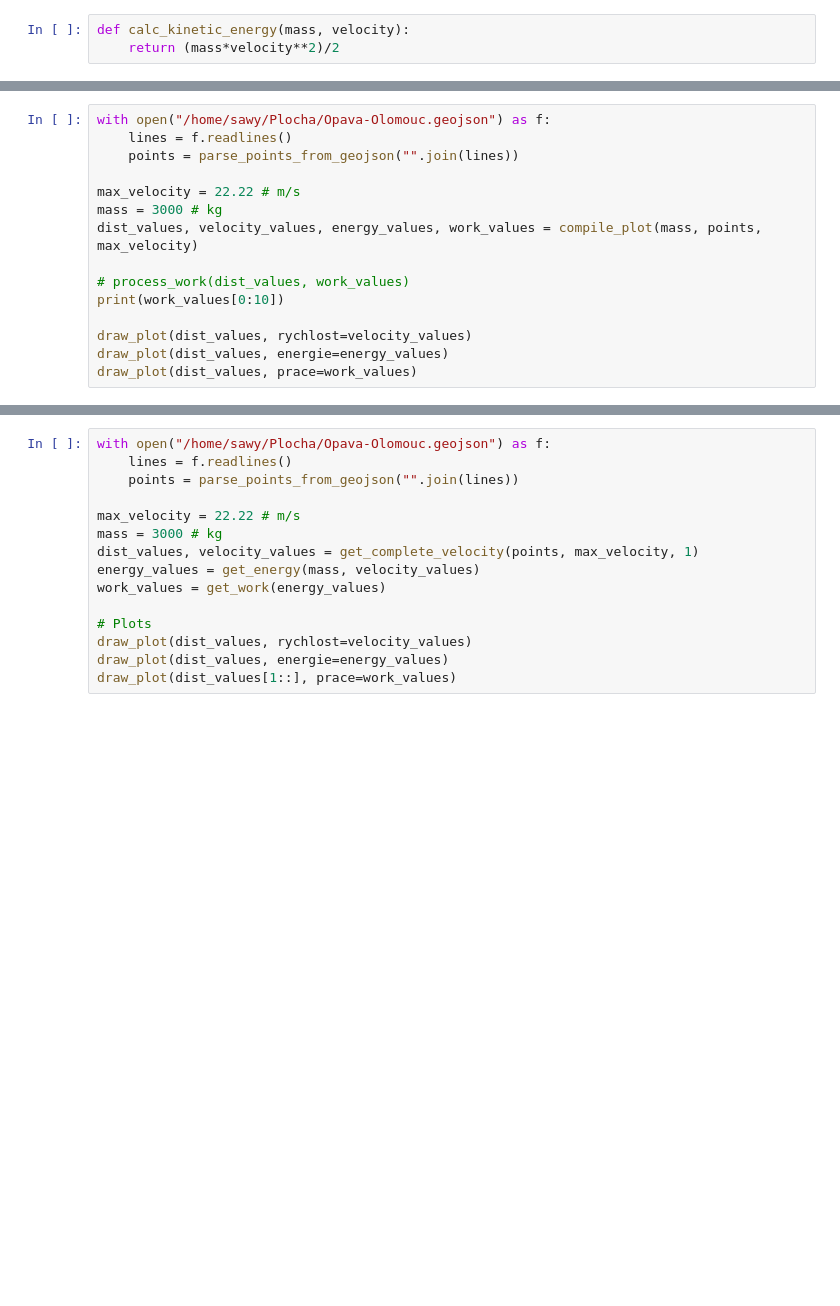
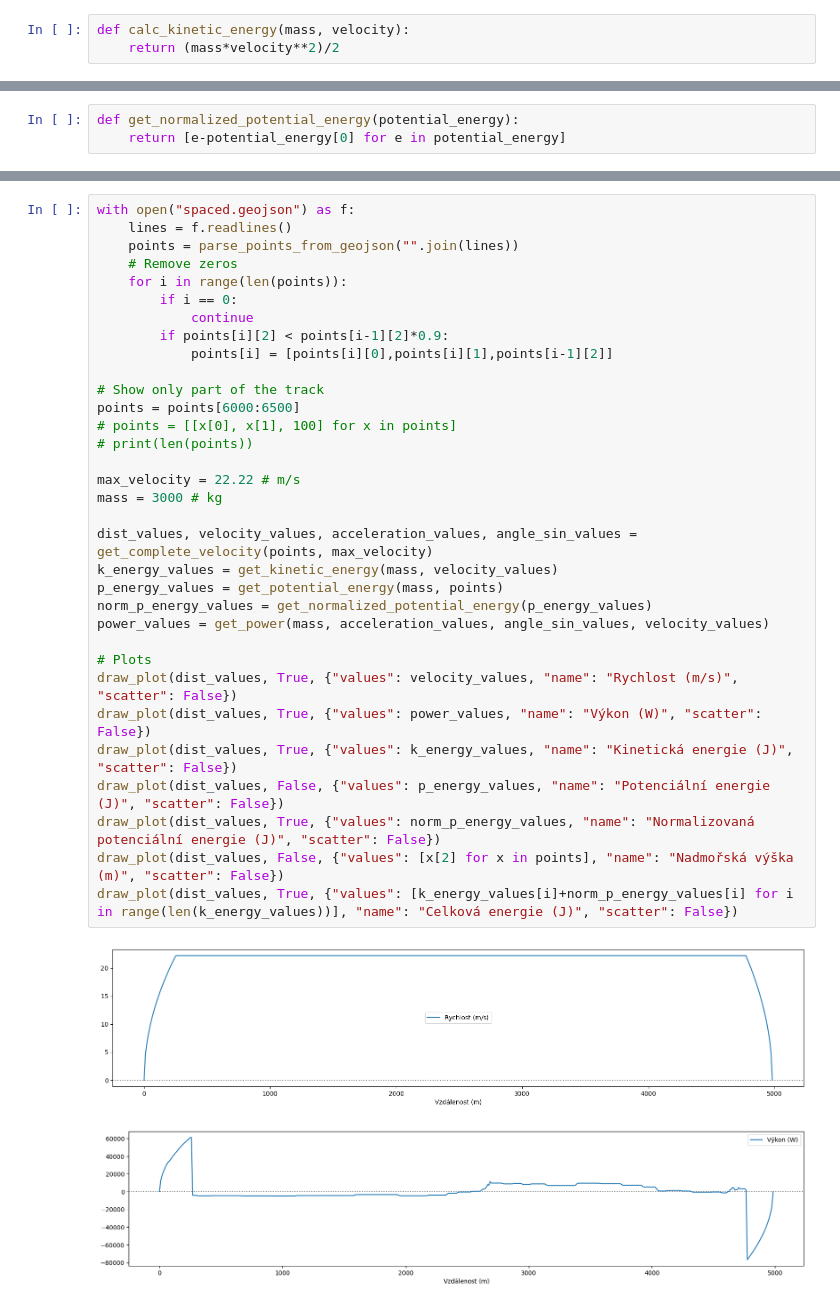
Before and after one commit to Sawy7/trainmap-web, a Jupyter notebook: utilities/consumption.ipynb, the cells around one changed output, grey strips where cells are left out. Drawn from its saved outputs; the diff is of its cells as text; blank space fills up the shorter version.

```diff
--- a/utilities/consumption.ipynb
+++ b/utilities/consumption.ipynb
@@ -68,0 +202,3 @@ def calc_distance(acceleration, velocity, init_velocity=0):
+# %%
+def get_normalized_potential_energy(potential_energy):
+    return [e-potential_energy[0] for e in potential_energy]
@@ -233,16 +238 @@ print(dist)
-# %%
-with open("/home/sawy/Plocha/Opava-Olomouc.geojson") as f:
-    lines = f.readlines()
-    points = parse_points_from_geojson("".join(lines))
-
-max_velocity = 22.22 # m/s
-mass = 3000 # kg
-dist_values, velocity_values, energy_values, work_values = compile_plot(mass, points, max_velocity)
-
-# process_work(dist_values, work_values)
-print(work_values[0:10])
-
-draw_plot(dist_values, rychlost=velocity_values)
-draw_plot(dist_values, energie=energy_values)
-draw_plot(dist_values, prace=work_values)
 # %% [markdown]
@@ -250,15 +244,36 @@ draw_plot(dist_values, prace=work_values)
 # %%
-with open("/home/sawy/Plocha/Opava-Olomouc.geojson") as f:
+with open("spaced.geojson") as f:
     lines = f.readlines()
     points = parse_points_from_geojson("".join(lines))
+    # Remove zeros
+    for i in range(len(points)):
+        if i == 0:
+            continue
+        if points[i][2] < points[i-1][2]*0.9:
+            points[i] = [points[i][0],points[i][1],points[i-1][2]]
+
+# Show only part of the track
+points = points[6000:6500]
+# points = [[x[0], x[1], 100] for x in points]
+# print(len(points))
 
 max_velocity = 22.22 # m/s
 mass = 3000 # kg
-dist_values, velocity_values = get_complete_velocity(points, max_velocity, 1)
-energy_values = get_energy(mass, velocity_values)
-work_values = get_work(energy_values)
+
+dist_values, velocity_values, acceleration_values, angle_sin_values = get_complete_velocity(points, max_velocity)
+k_energy_values = get_kinetic_energy(mass, velocity_values)
+p_energy_values = get_potential_energy(mass, points)
+norm_p_energy_values = get_normalized_potential_energy(p_energy_values)
+power_values = get_power(mass, acceleration_values, angle_sin_values, velocity_values)
 
 # Plots
-draw_plot(dist_values, rychlost=velocity_values)
-draw_plot(dist_values, energie=energy_values)
-draw_plot(dist_values[1::], prace=work_values)
+draw_plot(dist_values, True, {"values": velocity_values, "name": "Rychlost (m/s)", "scatter": False})
+draw_plot(dist_values, True, {"values": power_values, "name": "Výkon (W)", "scatter": False})
+draw_plot(dist_values, True, {"values": k_energy_values, "name": "Kinetická energie (J)", "scatter": False})
+draw_plot(dist_values, False, {"values": p_energy_values, "name": "Potenciální energie (J)", "scatter": False})
+draw_plot(dist_values, True, {"values": norm_p_energy_values, "name": "Normalizovaná potenciální energie (J)", "scatter": False})
+draw_plot(dist_values, False, {"values": [x[2] for x in points], "name": "Nadmořská výška (m)", "scatter": False})
+draw_plot(dist_values, True, {"values": [k_energy_values[i]+norm_p_energy_values[i] for i in range(len(k_energy_values))], "name": "Celková energie (J)", "scatter": False})
+# %% [output]
+[figure, added]
+[figure, added]
```
Also changed, not shown: parts of 46 cells of this notebook.
